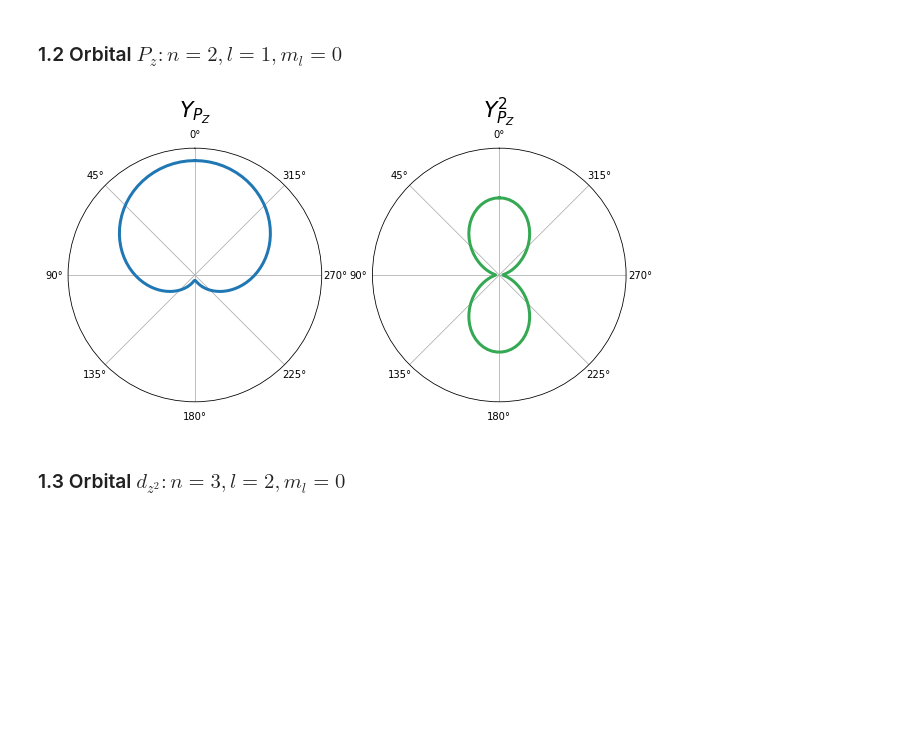
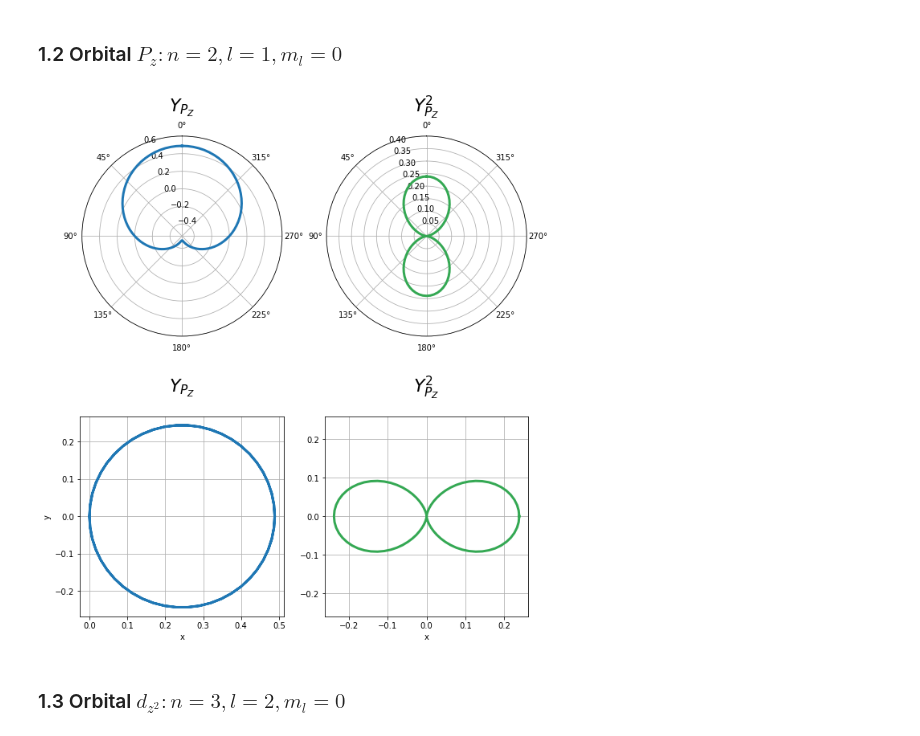
Before and after one commit to coursestaken/estructuramateria, a Jupyter notebook: Ejercicios/7_SolucionAngular.ipynb, the cells around one changed output. Saved outputs shown, nothing was run; the diff lists cells and outputs as text; code cells hidden in the pictures; blank space fills up the shorter version.

```diff
--- a/Ejercicios/7_SolucionAngular.ipynb
+++ b/Ejercicios/7_SolucionAngular.ipynb
@@ -50,38 +50,60 @@ plt.show()
 # %% [markdown]
 ### 1.2 Orbital $P_z: n=2, l=1, m_l=0$
+# %%
+pylab.rcParams['figure.figsize'] = (10.0, 11.0)
 # %%
 c_2p = np.sqrt(3/(4*np.pi))
 
 def Y_2p(theta, phi):
     return c_2p * np.cos(theta)
 # %%
-theta = np.linspace(0, 2*np.pi, 100)
+theta = np.linspace(0, 2*np.pi, 100+1)
 phi = 0
 thetaG, phiG = np.meshgrid(theta, phi)
 r = Y_2p(thetaG, phiG)
 r2 = Y_2p(thetaG, phiG)**2
 
+x = r * np.cos(thetaG)
+y = r * np.sin(thetaG)
+x2 = r2 * np.cos(thetaG)
+y2 = r2 * np.sin(thetaG)
+
 # plots
-ax1 = plt.subplot(121, projection='polar')
-ax1.plot(theta.flatten(), r.flatten(), linewidth=3)
+ax1 = plt.subplot(221, projection='polar')
+ax1.plot(thetaG.flatten(), r.flatten(), linewidth=3)
 ax1.set_rmax(0.6)
-ax1.set_rticks([])
+#ax1.set_rticks([])
 ax1.set_title("$Y_{P_Z}$", y=1.1)
 ax1.grid(True)
 ax1.set_theta_zero_location("N")
 # ~ ~ ~ ~ ~ ~ ~ ~ ~ ~ ~ ~
-ax2 = plt.subplot(122, projection='polar')
-ax2.plot(theta.flatten(), r2.flatten(), linewidth=3, color="#34A853")
+ax2 = plt.subplot(222, projection='polar')
+ax2.plot(thetaG.flatten(), r2.flatten(), linewidth=3, color="#34A853")
 ax2.set_rmax(0.4)
-ax2.set_rticks([])
+#ax2.set_rticks([])
 ax2.set_title("$Y^2_{P_Z}$", y=1.1)
 ax2.grid(True)
 ax2.set_theta_zero_location("N")
+# ~ ~ ~ ~ ~ ~ ~ ~ ~ ~ ~ ~
+ax3 = plt.subplot(223)
+ax3.plot(x.flatten(), y.flatten(), linewidth=3)
+ax3.set_xlabel('x')
+ax3.set_ylabel('y')
+ax3.set_title("$Y_{P_Z}$", y=1.1)
+ax3.grid()
+# ~ ~ ~ ~ ~ ~ ~ ~ ~ ~ ~ ~
+ax4 = plt.subplot(224)
+ax4.plot(x2.flatten(), y2.flatten(), linewidth=3, color="#34A853")
+ax4.set_ylim(-0.26, 0.26)
+ax4.set_title("$Y^2_{P_Z}$", y=1.1)
+ax4.set_xlabel('x')
+ax4.grid()
 
 base_fsize = 18
 plt.rc('axes', titlesize=base_fsize+4)
+plt.subplots_adjust(hspace=0.4)
 plt.show()
 # %% [output]
-[figure, old version]
+[figure, new version]
 # %% [markdown]
 ### 1.3 Orbital $d_{z^2}: n=3, l=2, m_l=0$
```
Also changed, not shown: parts of 8 cells of this notebook, 1 other file.
